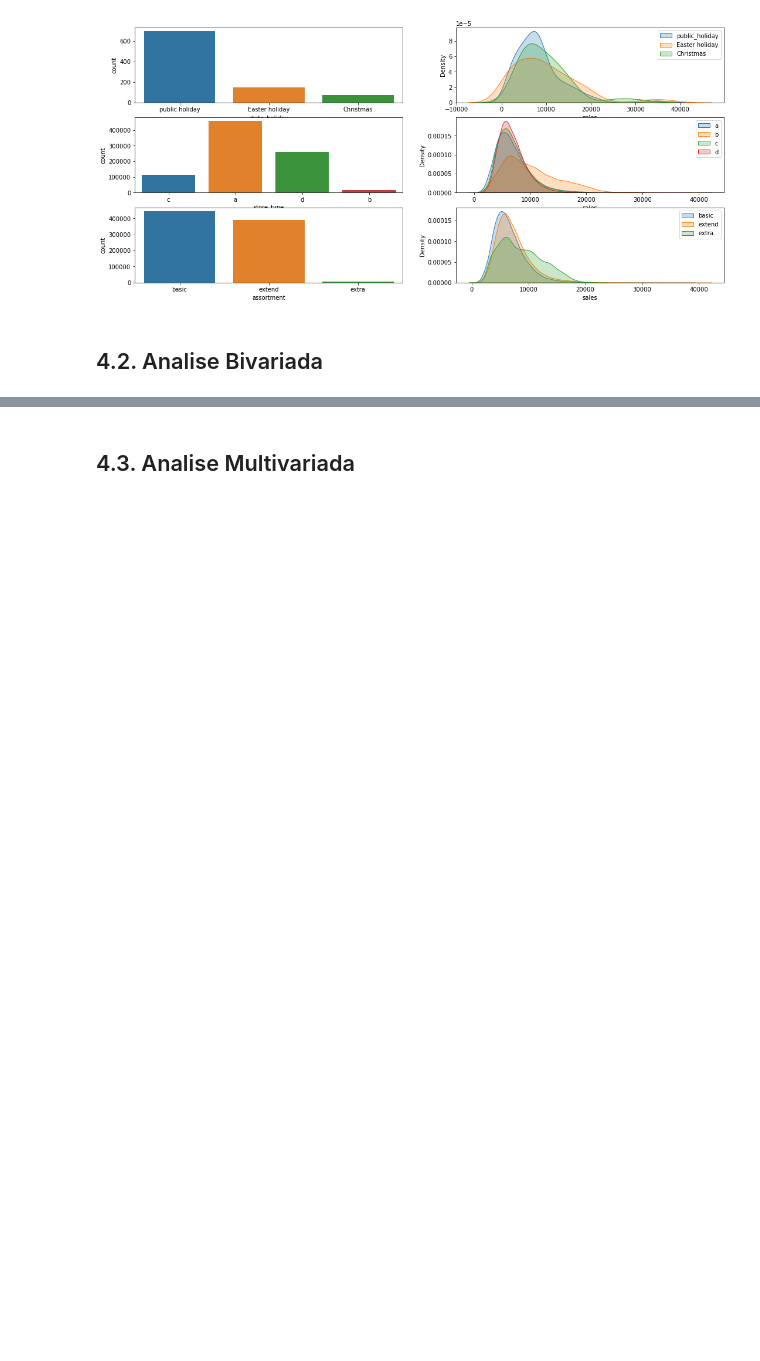
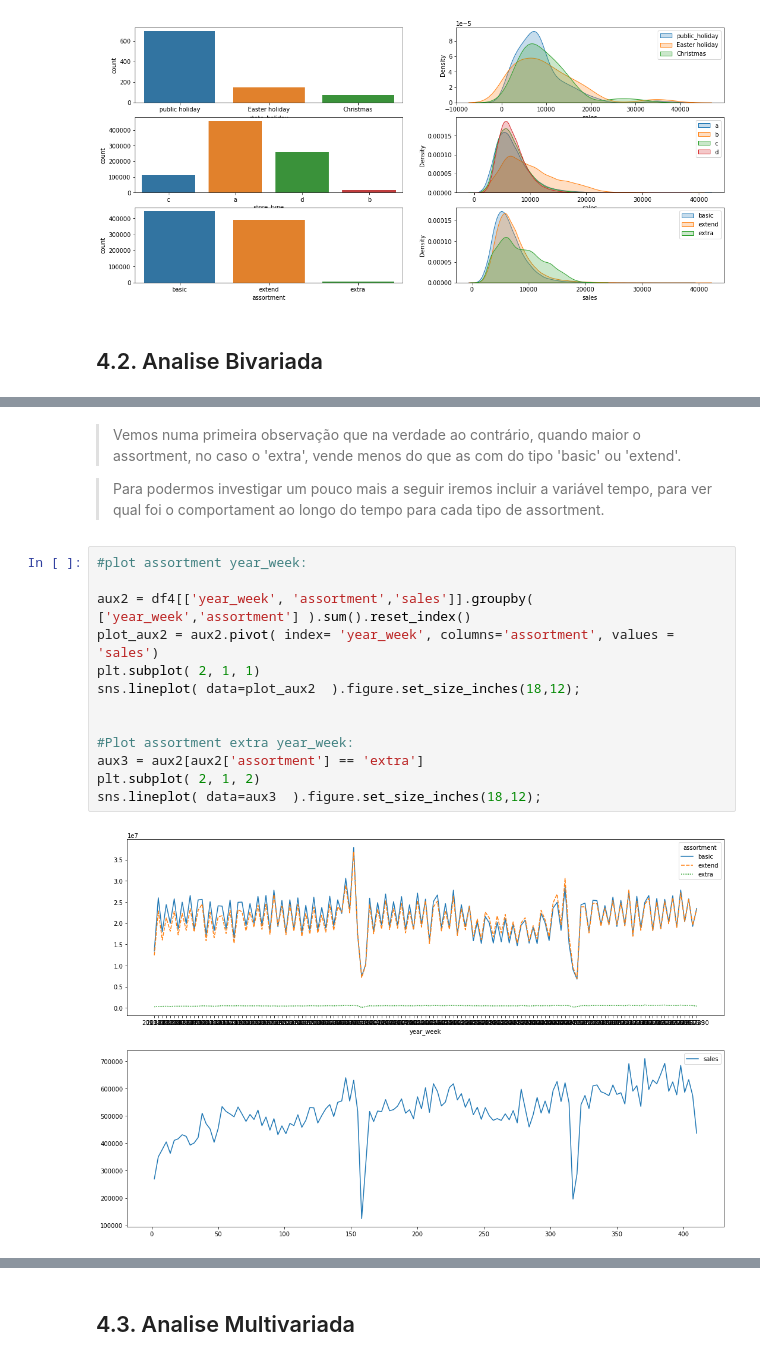
Before and after one commit to LucasAsilveira/DS-Em-Producao, a Jupyter notebook: mod04_exploratory_data_analysis.ipynb, the cells around one changed output, grey strips where cells are left out. Saved outputs shown, nothing was run; the diff lists cells and outputs as text; blank space fills up the shorter version.

```diff
--- a/mod04_exploratory_data_analysis.ipynb
+++ b/mod04_exploratory_data_analysis.ipynb
@@ -552,0 +568,19 @@ plt.legend()
+# %% [markdown]
+> Vemos numa primeira observação que na verdade ao contrário, quando maior o assortment, no caso o 'extra', vende menos do que as com do tipo 'basic' ou 'extend'.
+
+> Para podermos investigar um pouco mais a seguir iremos incluir a variável tempo, para ver qual foi o comportament ao longo do tempo para cada tipo de assortment.
+# %%
+#plot assortment year_week:
+
+aux2 = df4[['year_week', 'assortment','sales']].groupby( ['year_week','assortment'] ).sum().reset_index()
+plot_aux2 = aux2.pivot( index= 'year_week', columns='assortment', values = 'sales')
+plt.subplot( 2, 1, 1)
+sns.lineplot( data=plot_aux2  ).figure.set_size_inches(18,12);
+
+
+#Plot assortment extra year_week:
+aux3 = aux2[aux2['assortment'] == 'extra']
+plt.subplot( 2, 1, 2)
+sns.lineplot( data=aux3  ).figure.set_size_inches(18,12);
+# %% [output]
+[figure, added]
```
Also changed, not shown: parts of 13 cells of this notebook.
